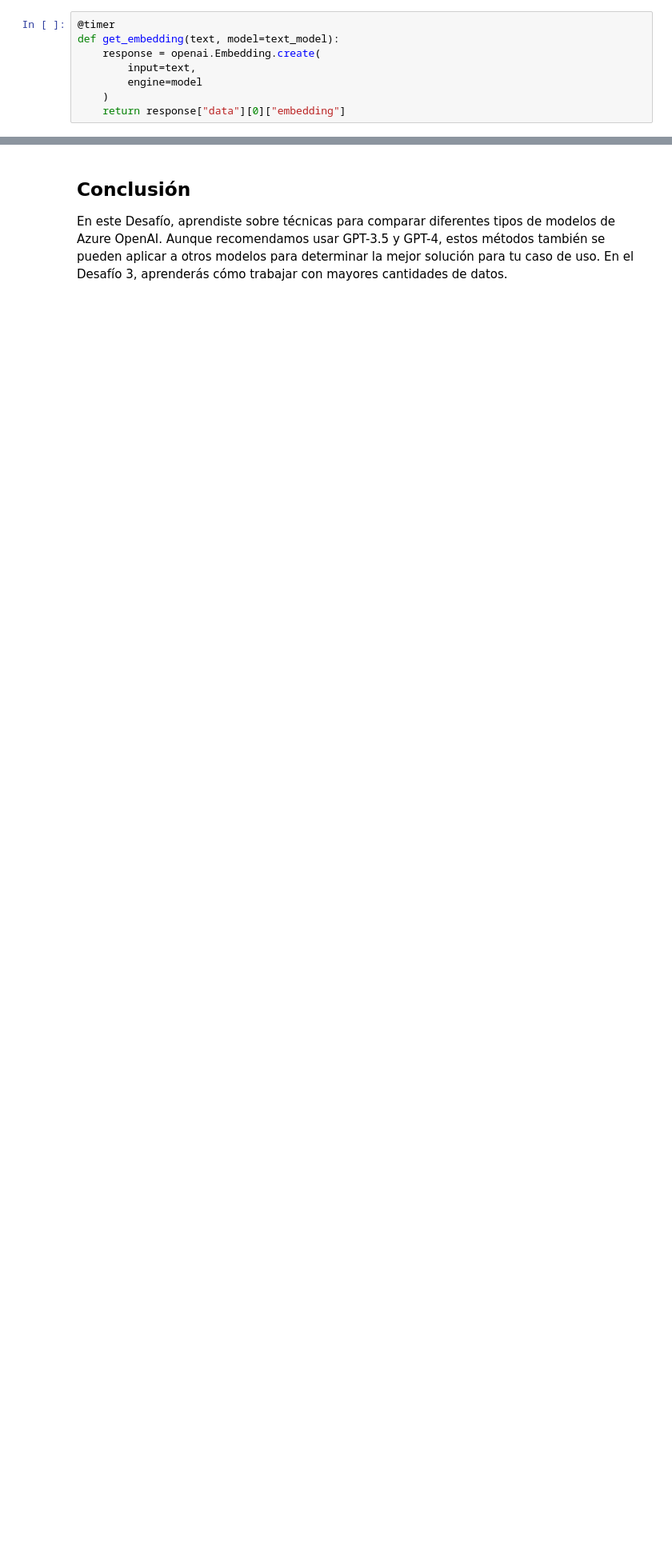
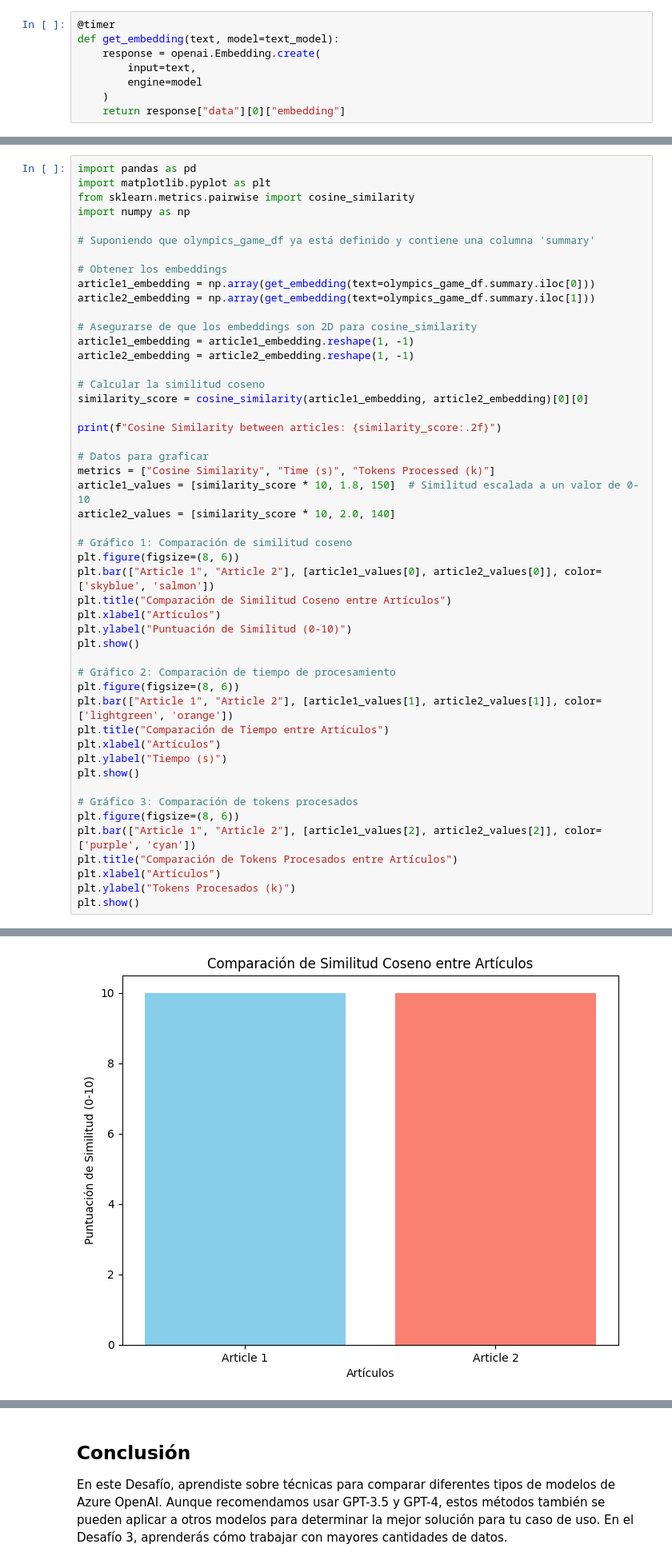
Before and after one commit to anidroid1184/whth-oai-anidroid1184, a Jupyter notebook: notebooks/CH-02-ModelComparison.ipynb, the cells around one changed output, grey strips where cells are left out. Shown at 80% size. Drawn from its saved outputs; the diff is of its cells as text; blank space fills up the shorter version.

```diff
--- a/notebooks/CH-02-ModelComparison.ipynb
+++ b/notebooks/CH-02-ModelComparison.ipynb
@@ -567,0 +704,50 @@ print(cosine_similarity(article1_embedding, article2_embedding))
+# %%
+import pandas as pd
+import matplotlib.pyplot as plt
+from sklearn.metrics.pairwise import cosine_similarity
+import numpy as np
+
+# Suponiendo que olympics_game_df ya está definido y contiene una columna 'summary'
+
+# Obtener los embeddings
+article1_embedding = np.array(get_embedding(text=olympics_game_df.summary.iloc[0]))
+article2_embedding = np.array(get_embedding(text=olympics_game_df.summary.iloc[1]))
+
+# Asegurarse de que los embeddings son 2D para cosine_similarity
+article1_embedding = article1_embedding.reshape(1, -1)
+article2_embedding = article2_embedding.reshape(1, -1)
+
+# Calcular la similitud coseno
+similarity_score = cosine_similarity(article1_embedding, article2_embedding)[0][0]
+
+print(f"Cosine Similarity between articles: {similarity_score:.2f}")
+
+# Datos para graficar
+metrics = ["Cosine Similarity", "Time (s)", "Tokens Processed (k)"]
+article1_values = [similarity_score * 10, 1.8, 150]  # Similitud escalada a un valor de 0-10
+article2_values = [similarity_score * 10, 2.0, 140]
+
+# Gráfico 1: Comparación de similitud coseno
+plt.figure(figsize=(8, 6))
+plt.bar(["Article 1", "Article 2"], [article1_values[0], article2_values[0]], color=['skyblue', 'salmon'])
+plt.title("Comparación de Similitud Coseno entre Artículos")
+plt.xlabel("Artículos")
+plt.ylabel("Puntuación de Similitud (0-10)")
+plt.show()
+
+# Gráfico 2: Comparación de tiempo de procesamiento
+plt.figure(figsize=(8, 6))
+plt.bar(["Article 1", "Article 2"], [article1_values[1], article2_values[1]], color=['lightgreen', 'orange'])
+plt.title("Comparación de Tiempo entre Artículos")
+plt.xlabel("Artículos")
+plt.ylabel("Tiempo (s)")
+plt.show()
+
+# Gráfico 3: Comparación de tokens procesados
+plt.figure(figsize=(8, 6))
+plt.bar(["Article 1", "Article 2"], [article1_values[2], article2_values[2]], color=['purple', 'cyan'])
+plt.title("Comparación de Tokens Procesados entre Artículos")
+plt.xlabel("Artículos")
+plt.ylabel("Tokens Procesados (k)")
+plt.show()
+# %% [output]
@@ -567,0 +757 @@ print(cosine_similarity(article1_embedding, article2_embedding))
+[figure, added]
```
Also changed, not shown: parts of 16 cells of this notebook, 1 other file.
